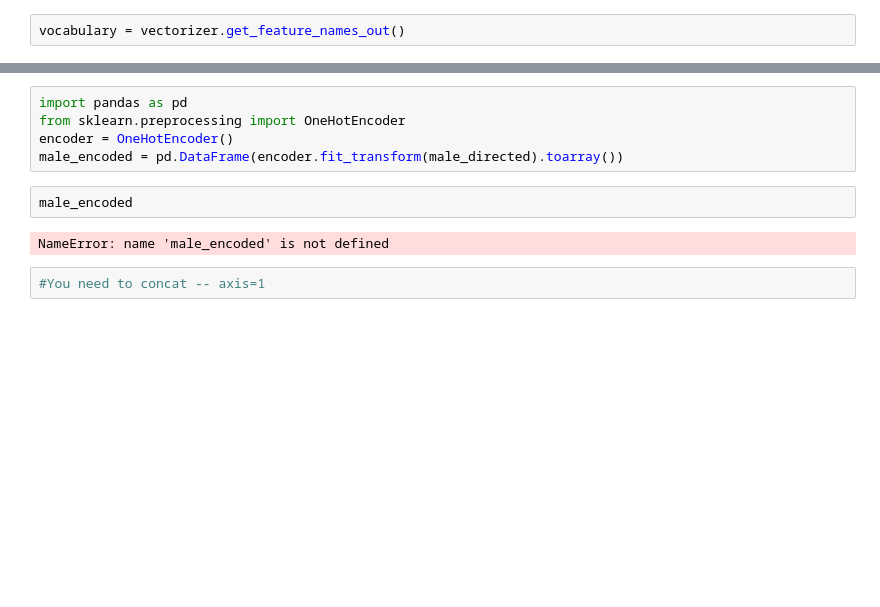
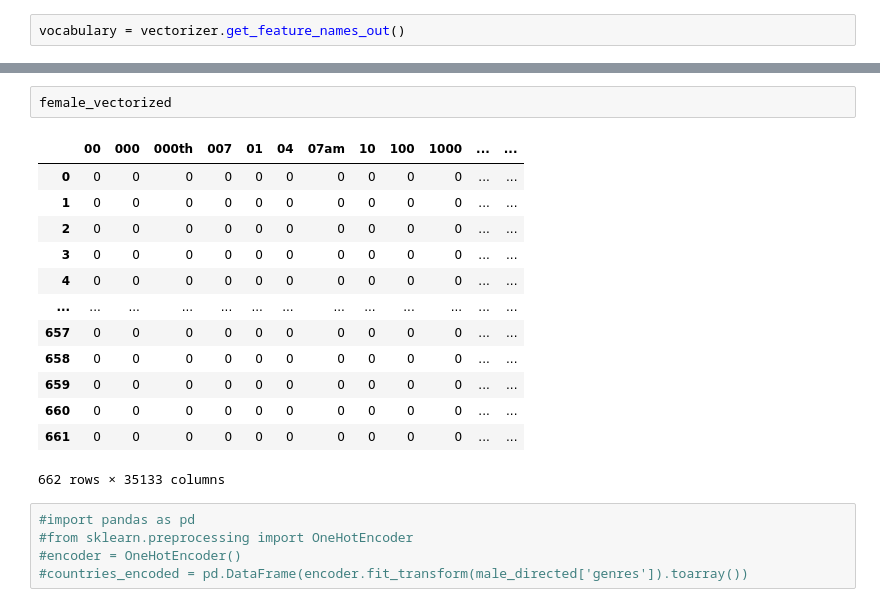
Before and after one commit to moldypeaches/DAFT_0410, a Jupyter notebook: module_3/Project_week_8/ML_Part1.ipynb, the cells around one changed output, grey strips where cells are left out. Saved outputs shown, nothing was run; the diff lists cells and outputs as text; blank space fills up the shorter version.

```diff
--- a/module_3/Project_week_8/ML_Part1.ipynb
+++ b/module_3/Project_week_8/ML_Part1.ipynb
@@ -76,11 +154,21 @@ ValueError: Shape of passed values is (8919, 33845), indices imply (7786, 7786)
+# %%
+female_vectorized
+# %% [output]
+|  | 00 | 000 | 000th | 007 | 01 | 04 | 07am | 10 | 100 | 1000 | ... | ... |
+| 0 | 0 | 0 | 0 | 0 | 0 | 0 | 0 | 0 | 0 | 0 | ... | ... |
+| 1 | 0 | 0 | 0 | 0 | 0 | 0 | 0 | 0 | 0 | 0 | ... | ... |
+| 2 | 0 | 0 | 0 | 0 | 0 | 0 | 0 | 0 | 0 | 0 | ... | ... |
+| 3 | 0 | 0 | 0 | 0 | 0 | 0 | 0 | 0 | 0 | 0 | ... | ... |
+| 4 | 0 | 0 | 0 | 0 | 0 | 0 | 0 | 0 | 0 | 0 | ... | ... |
+| ... | ... | ... | ... | ... | ... | ... | ... | ... | ... | ... | ... | ... |
+| 657 | 0 | 0 | 0 | 0 | 0 | 0 | 0 | 0 | 0 | 0 | ... | ... |
+| 658 | 0 | 0 | 0 | 0 | 0 | 0 | 0 | 0 | 0 | 0 | ... | ... |
+| 659 | 0 | 0 | 0 | 0 | 0 | 0 | 0 | 0 | 0 | 0 | ... | ... |
+| 660 | 0 | 0 | 0 | 0 | 0 | 0 | 0 | 0 | 0 | 0 | ... | ... |
+| 661 | 0 | 0 | 0 | 0 | 0 | 0 | 0 | 0 | 0 | 0 | ... | ... |
+662 rows × 35133 columns
 # %%
-import pandas as pd
-from sklearn.preprocessing import OneHotEncoder
-encoder = OneHotEncoder()
-male_encoded = pd.DataFrame(encoder.fit_transform(male_directed).toarray())
+#import pandas as pd
+#from sklearn.preprocessing import OneHotEncoder
+#encoder = OneHotEncoder()
+#countries_encoded = pd.DataFrame(encoder.fit_transform(male_directed['genres']).toarray())
-# %%
-male_encoded
-# %% [output]
-NameError: name 'male_encoded' is not defined
-# %%
-#You need to concat -- axis=1
```
Also changed, not shown: parts of 47 cells of this notebook.
